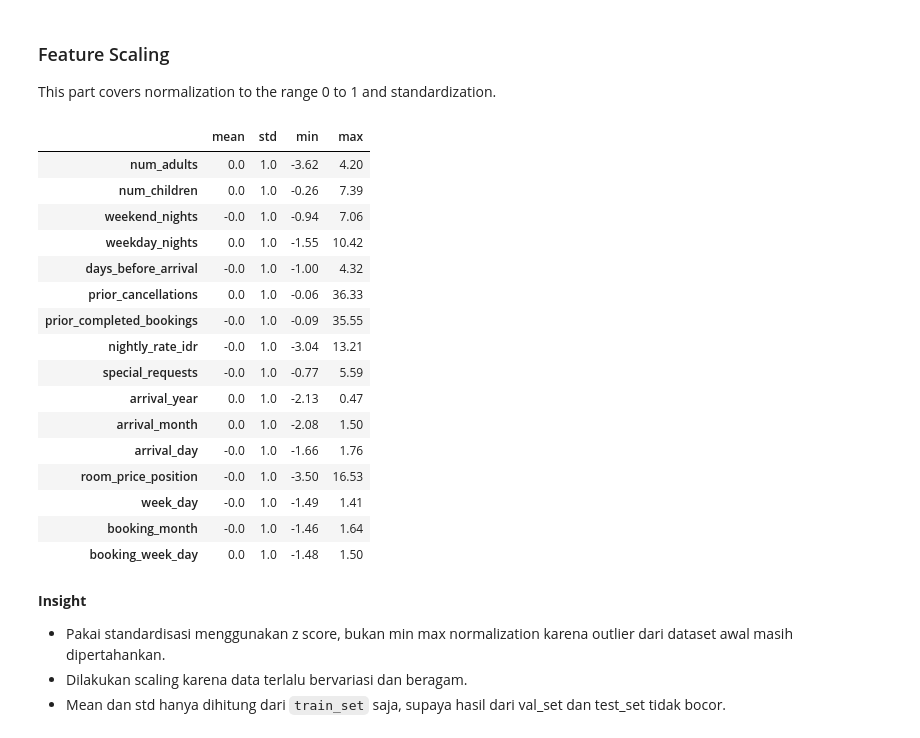
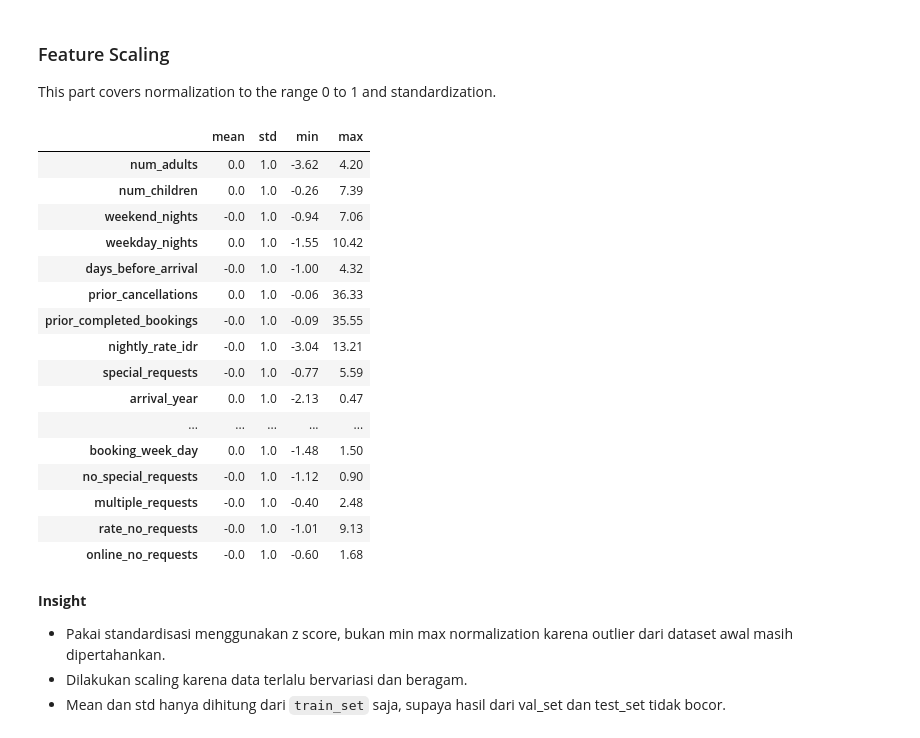
Before and after one commit to Hagon47/IF3170_G24_AyamNutellaBear, a Jupyter notebook: src/notebook/notebook.ipynb, the cells around one changed output. Cells and saved outputs as stored; diff of their text form; code cells hidden in the pictures.

```diff
--- a/src/notebook/notebook.ipynb
+++ b/src/notebook/notebook.ipynb
@@ -115,6 +115,7 @@ class Settings:
     TARGET     = 'is_canceled'
     ID_COL     = 'id'
     VAL_SIZE   = 0.2
+    FEATURE_ENGINEERING = True
 
 CFG = Settings()
 CFG.OUTPUT_DIR.mkdir(parents=True, exist_ok=True)
@@ -603,6 +604,9 @@ LAST_MINUTE_DAYS = 7
 
 def construct_attributes(df, room_rates=ROOM_MEDIAN_RATE, rate_median=RATE_MEDIAN):
     df = df.copy()
+    if not CFG.FEATURE_ENGINEERING:
+        return df
+
     df['has_children'] = (df['num_children'] > 0).astype(int)
     df['no_cost'] = (df['nightly_rate_idr'] == 0).astype(int)
     df['room_price_position'] = (df['nightly_rate_idr'] / df['room_category'].map(room_rates)).fillna(1.0)
@@ -616,13 +620,31 @@ def construct_attributes(df, room_rates=ROOM_MEDIAN_RATE, rate_median=RATE_MEDIA
     df['booking_month']    = booking_date.dt.month
     df['booking_week_day'] = booking_date.dt.dayofweek
     df['online_last_minute'] = ((df['booking_channel'] == 'Online Travel Agent') & (df['days_before_arrival'] <= LAST_MINUTE_DAYS)).astype(int)
+    df['no_special_requests'] = (df['special_requests'] == 0).astype(int)
+    df['multiple_requests'] = (df['special_requests'] >= 2).astype(int)
+    df['rate_no_requests'] = df['nightly_rate_idr'] * df['no_special_requests']
+    df['online_no_requests'] = (df['booking_channel'] == 'Online Travel Agent').astype(int) * df['no_special_requests']
+
+    lead_band = pd.cut(df['days_before_arrival'], [-1, 7, 30, 90, 180, np.inf]).astype(str)
+    request_band = df['special_requests'].clip(upper=3).astype(str)
+    df['channel_lead_band'] = df['booking_channel'] + '_' + lead_band
+    df['channel_request_band'] = df['booking_channel'] + '_' + request_band
+    df['arrival_month_category'] = df['arrival_month'].astype(str)
+
     return df
 
 train_set = construct_attributes(train_set)
 val_set   = construct_attributes(val_set)
 test_set  = construct_attributes(test_set)
 
-NEW_FEATURES = ['has_children', 'no_cost', 'room_price_position', 'high_rate_no_request', 'has_cancel', 'week_day', 'booking_month', 'booking_week_day', 'online_last_minute']
-train_set[NEW_FEATURES].describe().T
+NEW_FEATURES = ['has_children', 'no_cost', 'room_price_position', 'high_rate_no_request', 'has_cancel',
+                'week_day', 'booking_month', 'booking_week_day', 'online_last_minute',
+                'no_special_requests', 'multiple_requests', 'rate_no_requests', 'online_no_requests',
+                'channel_lead_band', 'channel_request_band', 'arrival_month_category']
+NEW_FEATURES = [c for c in NEW_FEATURES if c in train_set.columns]
+if CFG.FEATURE_ENGINEERING:
+    display(train_set[NEW_FEATURES].describe().T)
+else:
+    print('Feature engineering dinonaktifkan.')
 # %% [output]
 |  | count | mean | std | min | 25% | 50% | 75% | max |
@@ -638,8 +664,9 @@ train_set[NEW_FEATURES].describe().T
 # %%
-for c in ['has_children', 'no_cost', 'high_rate_no_request', 'has_cancel', 'online_last_minute', 'week_day', 'booking_month', 'booking_week_day']:
-    print(train_set.groupby(c)[TARGET].agg(['mean', 'count']).round(3), '\n')
+if CFG.FEATURE_ENGINEERING:
+    for c in ['has_children', 'no_cost', 'high_rate_no_request', 'has_cancel', 'online_last_minute', 'week_day', 'booking_month', 'booking_week_day']:
+        print(train_set.groupby(c)[TARGET].agg(['mean', 'count']).round(3), '\n')
 
-print(train_set.groupby(pd.qcut(train_set['room_price_position'], 4, duplicates='drop'), observed=True)[TARGET].agg(['mean', 'count']).round(3))
+    print(train_set.groupby(pd.qcut(train_set['room_price_position'], 4, duplicates='drop'), observed=True)[TARGET].agg(['mean', 'count']).round(3))
 # %% [output]
                mean  count
 has_children
@@ -671,40 +705,42 @@ high_rate_no_request
 
 This part covers normalization to the range 0 to 1 and standardization.
 # %%
-SCALES = NUMERICAL + DATE + ['room_price_position', 'week_day', 'booking_month', 'booking_week_day']
+SCALES = NUMERICAL + DATE + ['room_price_position', 'week_day', 'booking_month', 'booking_week_day', 'no_special_requests', 'multiple_requests', 'rate_no_requests', 'online_no_requests']
 BINS = BINARY + ['has_children', 'no_cost', 'has_cancel', 'high_rate_no_request', 'online_last_minute']
+SCALES = [c for c in SCALES if c in train_set.columns]
+BINS = [c for c in BINS if c in train_set.columns]
 
 def scale_features(df, scaler):
     df = df.copy()
     df[SCALES] = scaler.transform(df[SCALES])
     return df
 
 scaler = StandardScaler()
 scaler.fit(train_set[SCALES])
 
 train_scaled = scale_features(train_set, scaler)
 val_scaled = scale_features(val_set, scaler)
 test_scaled = scale_features(test_set, scaler)
 
 train_scaled[SCALES].describe().T[['mean', 'std', 'min', 'max']].round(2)
 # %% [output]
 |  | mean | std | min | max |
 | num_adults | 0.0 | 1.0 | -3.62 | 4.20 |
 | num_children | 0.0 | 1.0 | -0.26 | 7.39 |
 | weekend_nights | -0.0 | 1.0 | -0.94 | 7.06 |
 | weekday_nights | 0.0 | 1.0 | -1.55 | 10.42 |
 | days_before_arrival | -0.0 | 1.0 | -1.00 | 4.32 |
 | prior_cancellations | 0.0 | 1.0 | -0.06 | 36.33 |
 | prior_completed_bookings | -0.0 | 1.0 | -0.09 | 35.55 |
 | nightly_rate_idr | -0.0 | 1.0 | -3.04 | 13.21 |
 | special_requests | -0.0 | 1.0 | -0.77 | 5.59 |
 | arrival_year | 0.0 | 1.0 | -2.13 | 0.47 |
-| arrival_month | 0.0 | 1.0 | -2.08 | 1.50 |
-| arrival_day | -0.0 | 1.0 | -1.66 | 1.76 |
-| room_price_position | -0.0 | 1.0 | -3.50 | 16.53 |
-| week_day | -0.0 | 1.0 | -1.49 | 1.41 |
-| booking_month | -0.0 | 1.0 | -1.46 | 1.64 |
+| ... | ... | ... | ... | ... |
 | booking_week_day | 0.0 | 1.0 | -1.48 | 1.50 |
+| no_special_requests | -0.0 | 1.0 | -1.12 | 0.90 |
+| multiple_requests | -0.0 | 1.0 | -0.40 | 2.48 |
+| rate_no_requests | -0.0 | 1.0 | -1.01 | 9.13 |
+| online_no_requests | -0.0 | 1.0 | -0.60 | 1.68 |
 # %% [markdown]
 **Insight**
 
```
Also changed, not shown: parts of 20 cells of this notebook.
